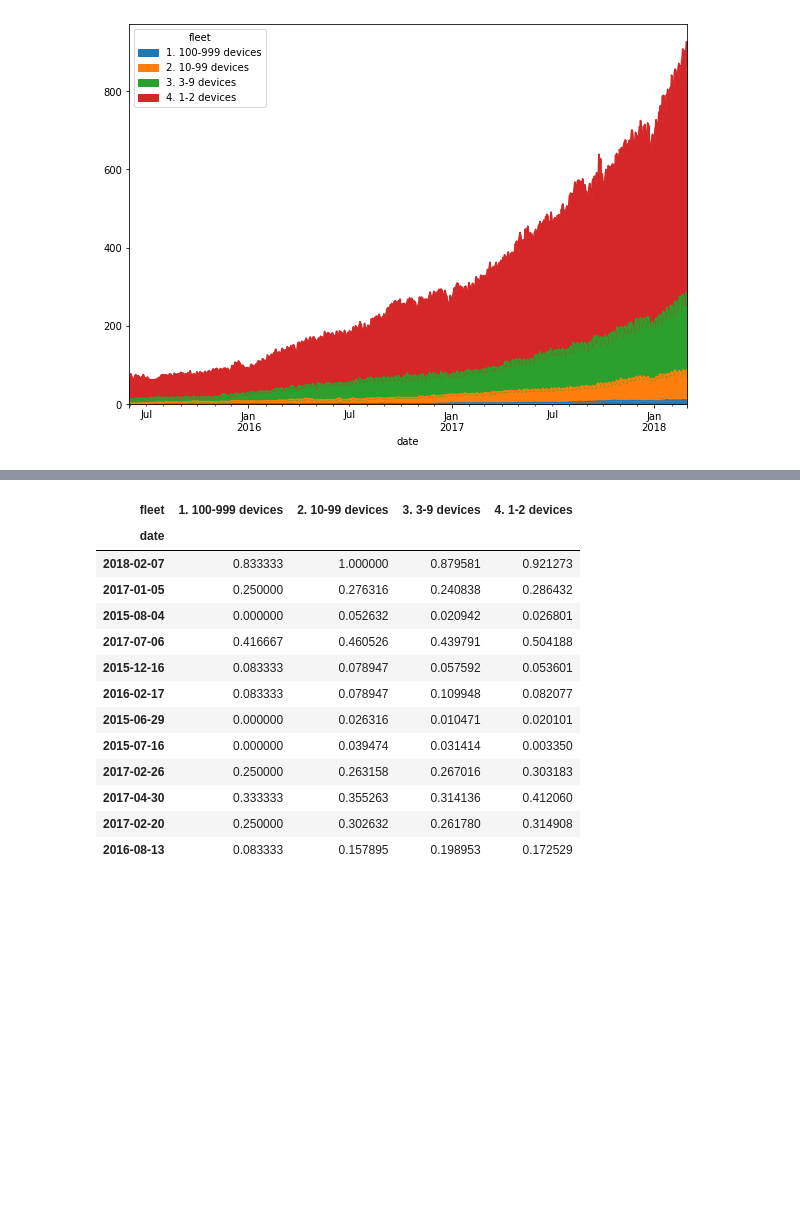
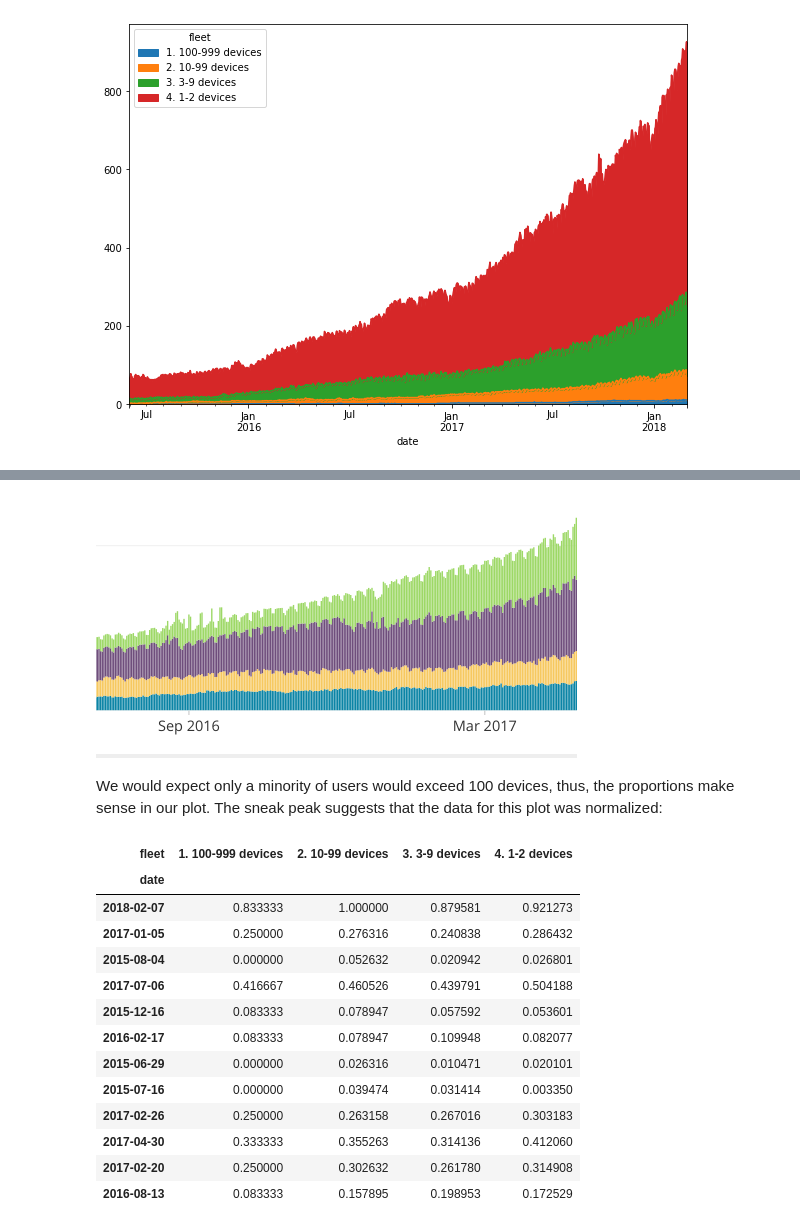
Before and after one commit to marciogualtieri/time-series-analysis, a Jupyter notebook: Data Engineering - Missing Events.ipynb, the cells around one changed output, grey strips where cells are left out. Saved outputs shown, nothing was run; the diff lists cells and outputs as text; code cells hidden in the pictures; blank space fills up the shorter version.

```diff
--- a/Data Engineering - Missing Events.ipynb
+++ b/Data Engineering - Missing Events.ipynb
@@ -740,3 +735,11 @@ We would expect only a minority of users would exceed 100 devices, thus, the pro
+# %%
+from IPython.display import Image
+
+Image(filename="./images/sneak_peak.png")
+# %% [output]
+[figure, added]
+# %% [markdown]
+We would expect only a minority of users would exceed 100 devices, thus, the proportions make sense in our plot. The sneak peak suggests that the data for this plot was normalized:
 # %%
 def normalize_dataframe(data_df):
     return ((data_df - data_df.min()) / (data_df.max() - data_df.min()))
```
Also changed, not shown: parts of 16 cells of this notebook, 2 other files.
